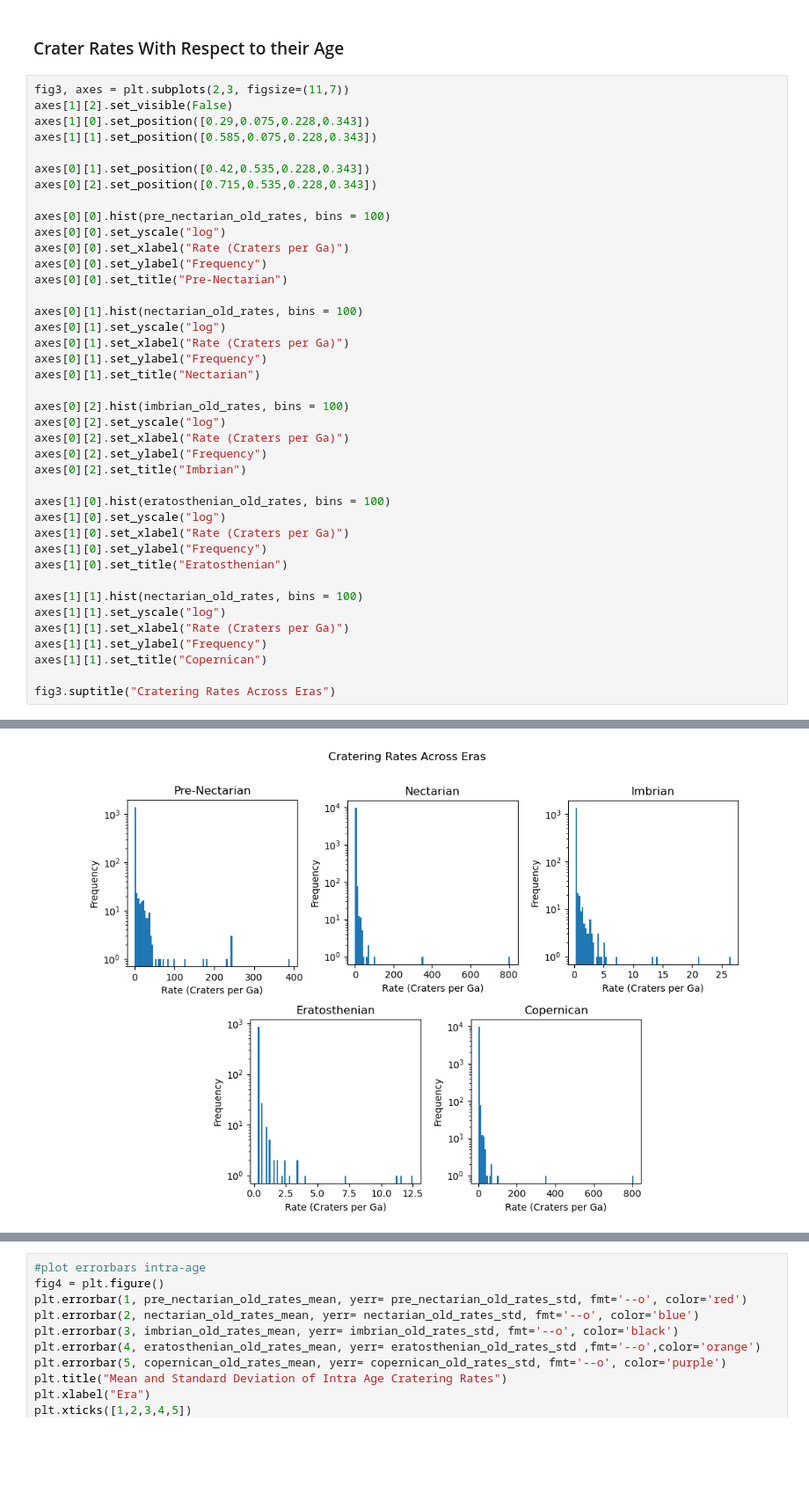
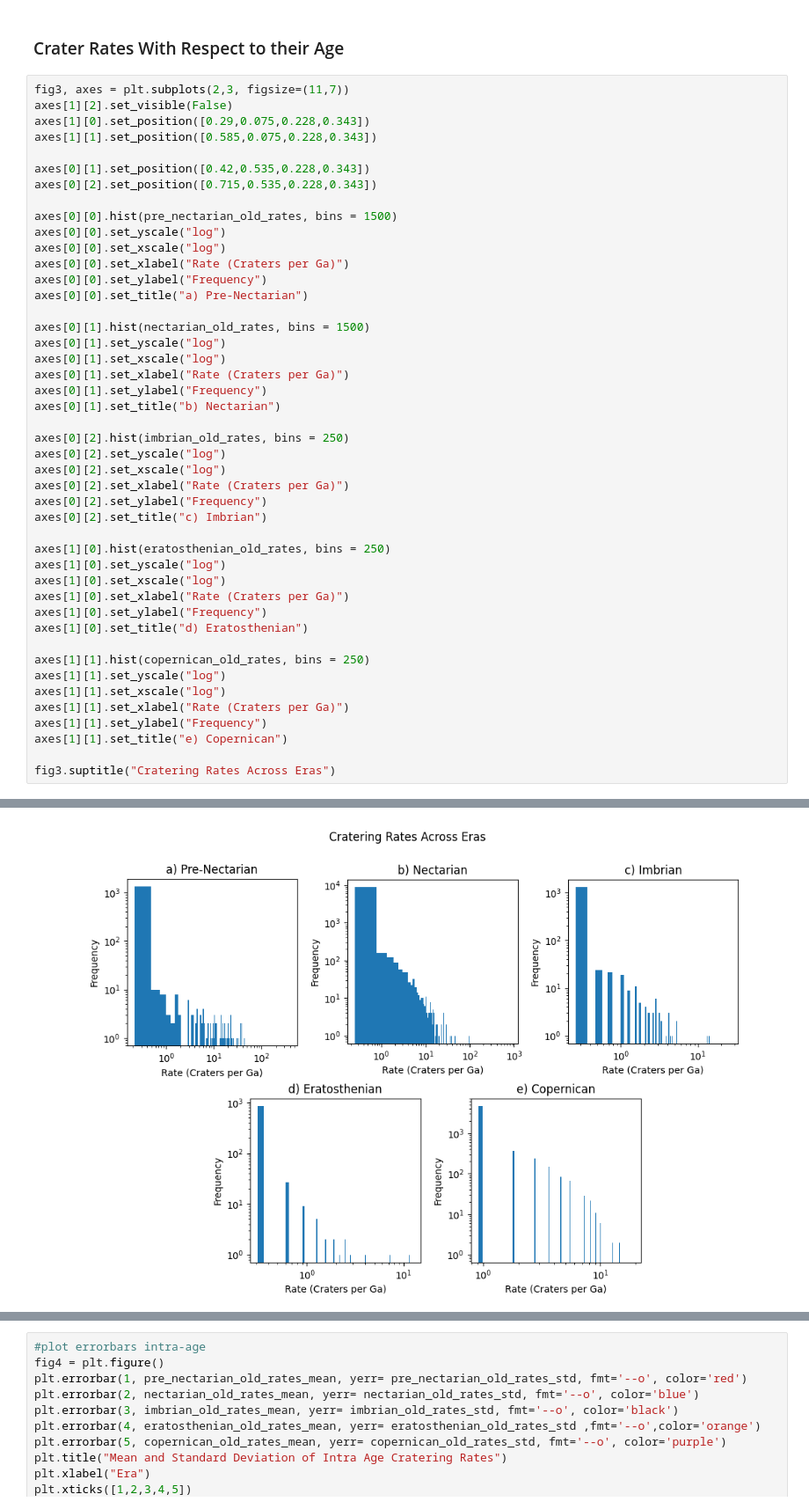
Before and after one commit to devlinih/lunar-crater-rates, a Jupyter notebook: lunar-crater-rates.ipynb, the cells around one changed output, grey strips where cells are left out. Shown: that part at 88% size. Drawn from its saved outputs; the diff is of its cells as text; blank space fills up the shorter version.

```diff
--- a/lunar-crater-rates.ipynb
+++ b/lunar-crater-rates.ipynb
@@ -268,41 +293,46 @@ fig3, axes = plt.subplots(2,3, figsize=(11,7))
 axes[1][2].set_visible(False)
 axes[1][0].set_position([0.29,0.075,0.228,0.343])
 axes[1][1].set_position([0.585,0.075,0.228,0.343])
 
 axes[0][1].set_position([0.42,0.535,0.228,0.343])
 axes[0][2].set_position([0.715,0.535,0.228,0.343])
 
-axes[0][0].hist(pre_nectarian_old_rates, bins = 100)
+axes[0][0].hist(pre_nectarian_old_rates, bins = 1500)
 axes[0][0].set_yscale("log")
+axes[0][0].set_xscale("log")
 axes[0][0].set_xlabel("Rate (Craters per Ga)")
 axes[0][0].set_ylabel("Frequency")
-axes[0][0].set_title("Pre-Nectarian")
+axes[0][0].set_title("a) Pre-Nectarian")
 
-axes[0][1].hist(nectarian_old_rates, bins = 100)
+axes[0][1].hist(nectarian_old_rates, bins = 1500)
 axes[0][1].set_yscale("log")
+axes[0][1].set_xscale("log")
 axes[0][1].set_xlabel("Rate (Craters per Ga)")
 axes[0][1].set_ylabel("Frequency")
-axes[0][1].set_title("Nectarian")
+axes[0][1].set_title("b) Nectarian")
 
-axes[0][2].hist(imbrian_old_rates, bins = 100)
+axes[0][2].hist(imbrian_old_rates, bins = 250)
 axes[0][2].set_yscale("log")
+axes[0][2].set_xscale("log")
 axes[0][2].set_xlabel("Rate (Craters per Ga)")
 axes[0][2].set_ylabel("Frequency")
-axes[0][2].set_title("Imbrian")
+axes[0][2].set_title("c) Imbrian")
 
-axes[1][0].hist(eratosthenian_old_rates, bins = 100)
+axes[1][0].hist(eratosthenian_old_rates, bins = 250)
 axes[1][0].set_yscale("log")
+axes[1][0].set_xscale("log")
 axes[1][0].set_xlabel("Rate (Craters per Ga)")
 axes[1][0].set_ylabel("Frequency")
-axes[1][0].set_title("Eratosthenian")
+axes[1][0].set_title("d) Eratosthenian")
 
-axes[1][1].hist(nectarian_old_rates, bins = 100)
+axes[1][1].hist(copernican_old_rates, bins = 250)
 axes[1][1].set_yscale("log")
+axes[1][1].set_xscale("log")
 axes[1][1].set_xlabel("Rate (Craters per Ga)")
 axes[1][1].set_ylabel("Frequency")
-axes[1][1].set_title("Copernican")
+axes[1][1].set_title("e) Copernican")
 
 fig3.suptitle("Cratering Rates Across Eras")
 # %% [output]
 Text(0.5, 0.98, 'Cratering Rates Across Eras')
-[figure, old version]
+[figure, new version]
```
Also changed, not shown: parts of 23 cells of this notebook.
